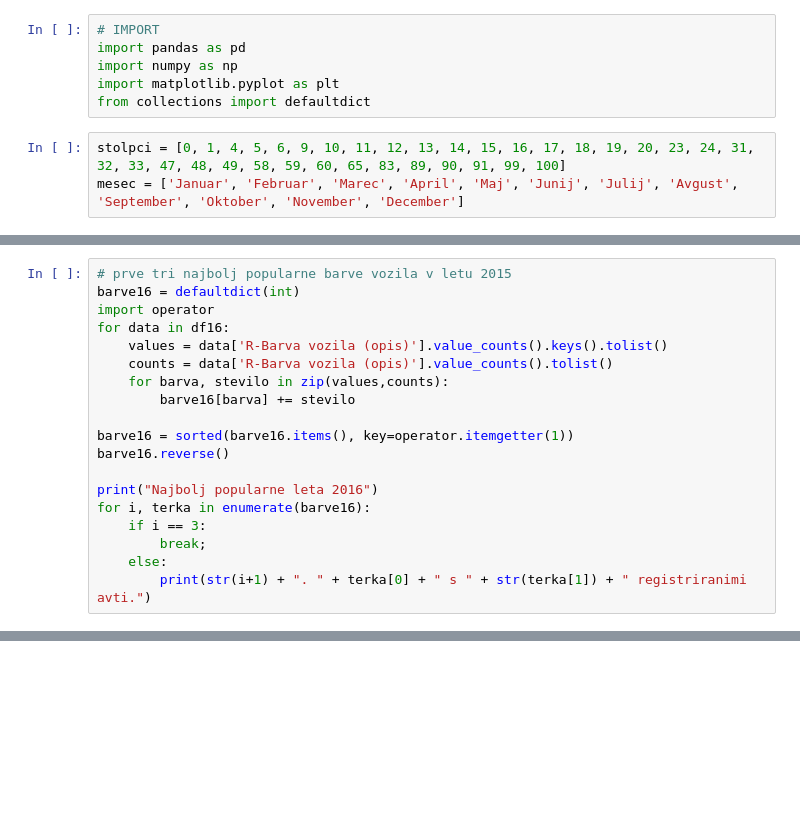
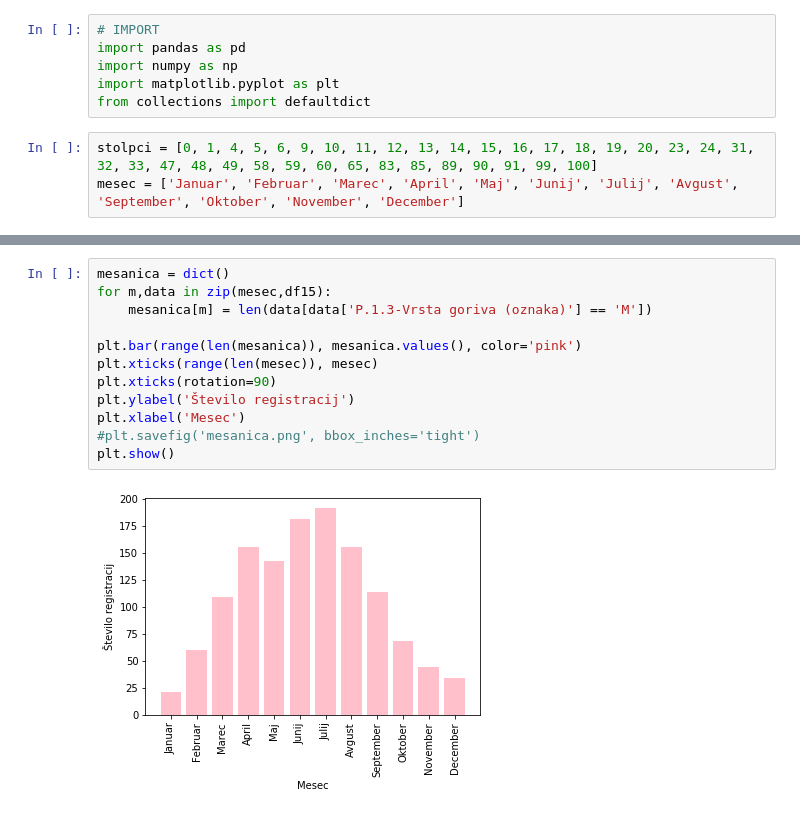
Before and after one commit to aljazglavac/PR18AGARLP, a Jupyter notebook: AG/n.ipynb, the cells around one changed output, grey strips where cells are left out. Drawn from its saved outputs; the diff is of its cells as text; blank space fills up the shorter version.

```diff
--- a/AG/n.ipynb
+++ b/AG/n.ipynb
@@ -5,5 +5,5 @@ import numpy as np
 import matplotlib.pyplot as plt
 from collections import defaultdict
 # %%
-stolpci = [0, 1, 4, 5, 6, 9, 10, 11, 12, 13, 14, 15, 16, 17, 18, 19, 20, 23, 24, 31, 32, 33, 47, 48, 49, 58, 59, 60, 65, 83, 89, 90, 91, 99, 100]
+stolpci = [0, 1, 4, 5, 6, 9, 10, 11, 12, 13, 14, 15, 16, 17, 18, 19, 20, 23, 24, 31, 32, 33, 47, 48, 49, 58, 59, 60, 65, 83, 85, 89, 90, 91, 99, 100]
 mesec = ['Januar', 'Februar', 'Marec', 'April', 'Maj', 'Junij', 'Julij', 'Avgust', 'September', 'Oktober', 'November', 'December']
@@ -62,20 +51 @@ df1712 = pd.read_csv("../data/2017/Podatki_122017.csv", usecols=stolpci)
 df17 = [df1701, df1702, df1703, df1704, df1705, df1706, df1707, df1708, df1709, df1710, df1711, df1712]
-# %%
-# prve tri najbolj popularne barve vozila v letu 2015
-barve16 = defaultdict(int)
-import operator
-for data in df16:
-    values = data['R-Barva vozila (opis)'].value_counts().keys().tolist()
-    counts = data['R-Barva vozila (opis)'].value_counts().tolist()
-    for barva, stevilo in zip(values,counts):
-        barve16[barva] += stevilo
-
-barve16 = sorted(barve16.items(), key=operator.itemgetter(1))
-barve16.reverse()
-
-print("Najbolj popularne leta 2016")
-for i, terka in enumerate(barve16):
-    if i == 3:
-        break;
-    else:
-        print(str(i+1) + ". " + terka[0] + " s " + str(terka[1]) + " registriranimi avti.")
@@ -86,0 +60,14 @@ Najbolj popularne leta 2016
+# %%
+mesanica = dict()
+for m,data in zip(mesec,df15):
+    mesanica[m] = len(data[data['P.1.3-Vrsta goriva (oznaka)'] == 'M'])
+
+plt.bar(range(len(mesanica)), mesanica.values(), color='pink')
+plt.xticks(range(len(mesec)), mesec)
+plt.xticks(rotation=90)
+plt.ylabel('Število registracij')
+plt.xlabel('Mesec')
+#plt.savefig('mesanica.png', bbox_inches='tight')
+plt.show()
+# %% [output]
+[figure, added]
```
Also changed, not shown: parts of 12 cells of this notebook.
